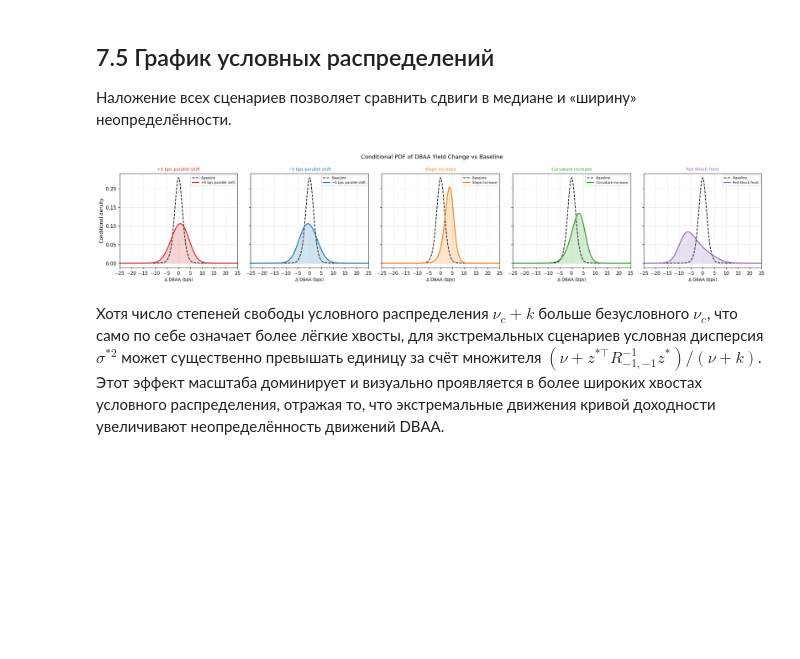
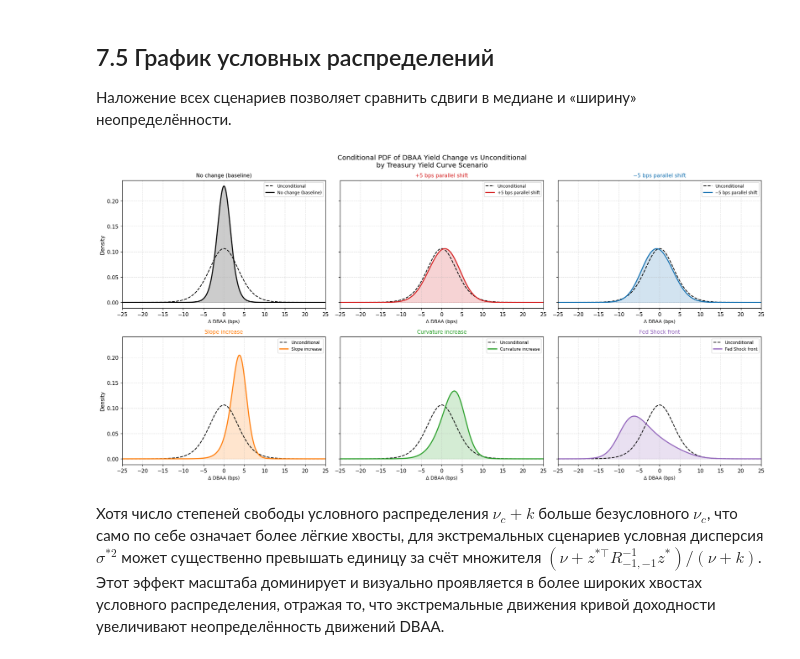
Before and after one commit to princebelkovetz/credit-market-risk, a Jupyter notebook: research/term_structure_copula.ipynb, the cells around one changed output. Saved outputs shown, nothing was run; the diff lists cells and outputs as text; code cells hidden in the pictures; blank space fills up the shorter version.

```diff
--- a/research/term_structure_copula.ipynb
+++ b/research/term_structure_copula.ipynb
@@ -876,40 +875,41 @@ Conditional quantiles of ΔDBAA (bps) by yield curve scenario
 ## 7.5 График условных распределений
 
 Наложение всех сценариев позволяет сравнить сдвиги в медиане и «ширину» неопределённости.
-# %%
-non_baseline = [(name, scenario, color)
-                for (name, scenario), color in zip(scenarios.items(), scenario_colors)
-                if name != 'No change (baseline)']
-
-baseline_scenario = scenarios['No change (baseline)']
-baseline_grid, baseline_cdf = scenario_to_dbaa_cdf(baseline_scenario, pca, garch_t, R_current, nu_hat)
-delta_uniform = np.linspace(-25, 25, 500)
-baseline_pdf = np.clip(np.gradient(np.interp(delta_uniform, baseline_grid, baseline_cdf), delta_uniform), 0, None)
-
-fig, axes = plt.subplots(1, 5, figsize=(20, 4), sharey=True)
-
-for ax, (name, scenario, color) in zip(axes, non_baseline):
-    grid, cdf = scenario_to_dbaa_cdf(scenario, pca, garch_t, R_current, nu_hat)
-    cdf_u = np.interp(delta_uniform, grid, cdf)
-    pdf = np.clip(np.gradient(cdf_u, delta_uniform), 0, None)
-
-    ax.plot(delta_uniform, baseline_pdf, color='black', linewidth=1.5, linestyle='--', label='Baseline')
-    ax.fill_between(delta_uniform, pdf, color=color, alpha=0.2)
-    ax.plot(delta_uniform, pdf, color=color, linewidth=2, label=name)
-
-    ax.set_title(name, fontsize=9, color=color)
-    ax.set_xlabel('Δ DBAA (bps)', fontsize=9)
-    ax.set_xlim(-25, 25)
-    ax.set_xticks(np.arange(-25, 26, 5))
-    ax.grid(True, linestyle='--', alpha=0.4)
-    ax.legend(fontsize=7)
-
-axes[0].set_ylabel('Conditional density', fontsize=10)
-fig.suptitle('Conditional PDF of DBAA Yield Change vs Baseline', fontsize=12)
-plt.tight_layout()
-plt.show()
-# %% [output]
-[figure, removed]
+# %%
+# Truly unconditional marginal PDF of DBAA yield change at current t*
+sigma_dbaa  = float(garch_t['DBAA'].conditional_volatility[-1])
+nu_dbaa     = float(garch_t['DBAA'].params['nu'])
+
+delta_grid = np.linspace(-25, 25, 500)
+unconditional_pdf = stats.t.pdf(delta_grid / (sigma_dbaa * 100), df=nu_dbaa) / (sigma_dbaa * 100)
+
+fig, axes = plt.subplots(2, 3, figsize=(18, 9), sharey=True)
+axes = axes.flatten()
+
+for ax, (name, scenario), color in zip(axes, scenarios.items(), scenario_colors):
+    grid, cdf = scenario_to_dbaa_cdf(scenario, pca, garch_t, R_current, nu_hat)
+    cdf_u = np.interp(delta_grid, grid, cdf)
+    pdf = np.clip(np.gradient(cdf_u, delta_grid), 0, None)
+
+    ax.plot(delta_grid, unconditional_pdf, color='black', linewidth=1.5, linestyle='--', label='Unconditional')
+    ax.fill_between(delta_grid, pdf, color=color, alpha=0.2)
+    ax.plot(delta_grid, pdf, color=color, linewidth=2, label=name)
+
+    ax.set_title(name, fontsize=10, color=color)
+    ax.set_xlabel('Δ DBAA (bps)', fontsize=9)
+    ax.set_xlim(-25, 25)
+    ax.set_xticks(np.arange(-25, 26, 5))
+    ax.grid(True, linestyle='--', alpha=0.4)
+    ax.legend(fontsize=8)
+
+for row_ax in [axes[0], axes[3]]:
+    row_ax.set_ylabel('Density', fontsize=10)
+
+fig.suptitle('Conditional PDF of DBAA Yield Change vs Unconditional\nby Treasury Yield Curve Scenario', fontsize=13)
+plt.tight_layout()
+plt.show()
+# %% [output]
+[figure, added]
 # %% [markdown]
 Хотя число степеней свободы условного распределения $\nu_c + k$ больше безусловного $\nu_c$, что само по себе означает более лёгкие хвосты, для экстремальных сценариев условная дисперсия $\sigma^{*2}$ может существенно превышать единицу за счёт множителя $(\nu + z^{*\top}R_{-1,-1}^{-1}z^*)/(\nu + k)$. Этот эффект масштаба доминирует и визуально проявляется в более широких хвостах условного распределения, отражая то, что экстремальные движения кривой доходности увеличивают неопределённость движений DBAA.
 # %% [markdown]
```
Also changed, not shown: parts of 1 cell of this notebook.
